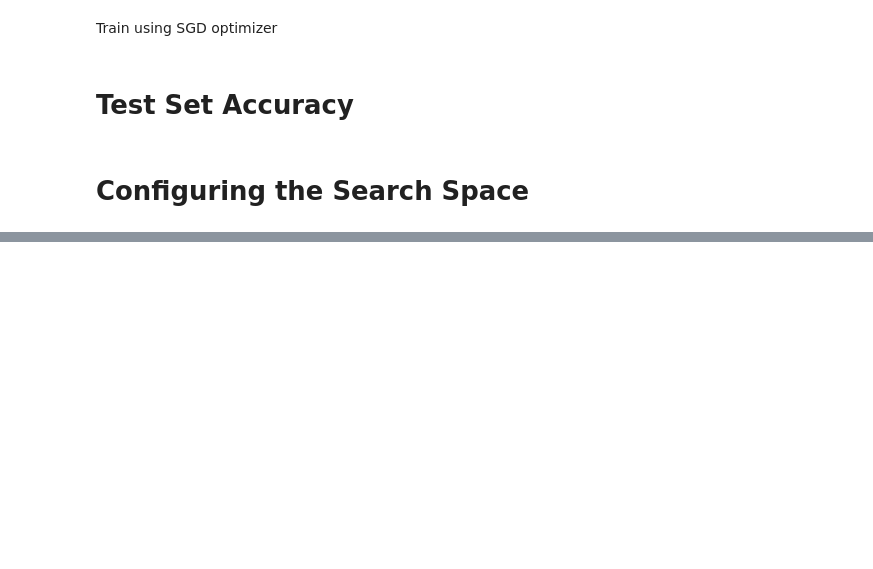
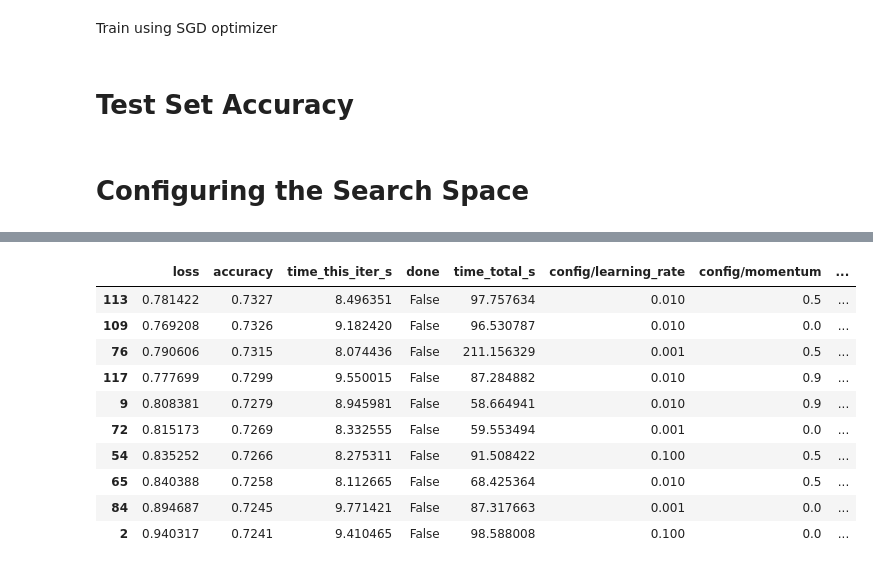
Before and after one commit to Vipul97/analysis-and-comparison-of-deep-learning-techniques-for-image-classification-using-cnns, a Jupyter notebook: Optimizer_Revised.ipynb, the cells around one changed output, grey strips where cells are left out. Drawn from its saved outputs; the diff is of its cells as text; code cells hidden in the pictures; blank space fills up the shorter version.

```diff
--- a/Optimizer_Revised.ipynb
+++ b/Optimizer_Revised.ipynb
@@ -380,0 +383,34 @@ Trial Progress
+# %%
+final_df = results_df.drop(
+    columns=[
+        "should_checkpoint",
+        "timesteps_total",
+        "episodes_total",
+        "training_iteration",
+        "trial_id",
+        "experiment_id",
+        "date",
+        "timestamp",
+        "pid",
+        "hostname",
+        "node_ip",
+        "time_since_restore",
+        "timesteps_since_restore",
+        "iterations_since_restore",
+        "warmup_time",
+        "logdir",
+    ]
+)
+final_df.sort_values(by=['accuracy'], ascending=False).head(10)
+# %% [output]
+|  | loss | accuracy | time_this_iter_s | done | time_total_s | config/learning_rate | config/momentum | ... |
+| 113 | 0.781422 | 0.7327 | 8.496351 | False | 97.757634 | 0.010 | 0.5 | ... |
+| 109 | 0.769208 | 0.7326 | 9.182420 | False | 96.530787 | 0.010 | 0.0 | ... |
+| 76 | 0.790606 | 0.7315 | 8.074436 | False | 211.156329 | 0.001 | 0.5 | ... |
+| 117 | 0.777699 | 0.7299 | 9.550015 | False | 87.284882 | 0.010 | 0.9 | ... |
+| 9 | 0.808381 | 0.7279 | 8.945981 | False | 58.664941 | 0.010 | 0.9 | ... |
+| 72 | 0.815173 | 0.7269 | 8.332555 | False | 59.553494 | 0.001 | 0.0 | ... |
+| 54 | 0.835252 | 0.7266 | 8.275311 | False | 91.508422 | 0.100 | 0.5 | ... |
+| 65 | 0.840388 | 0.7258 | 8.112665 | False | 68.425364 | 0.010 | 0.5 | ... |
+| 84 | 0.894687 | 0.7245 | 9.771421 | False | 87.317663 | 0.001 | 0.0 | ... |
+| 2 | 0.940317 | 0.7241 | 9.410465 | False | 98.588008 | 0.100 | 0.0 | ... |
```
Also changed, not shown: parts of 6 cells of this notebook.
